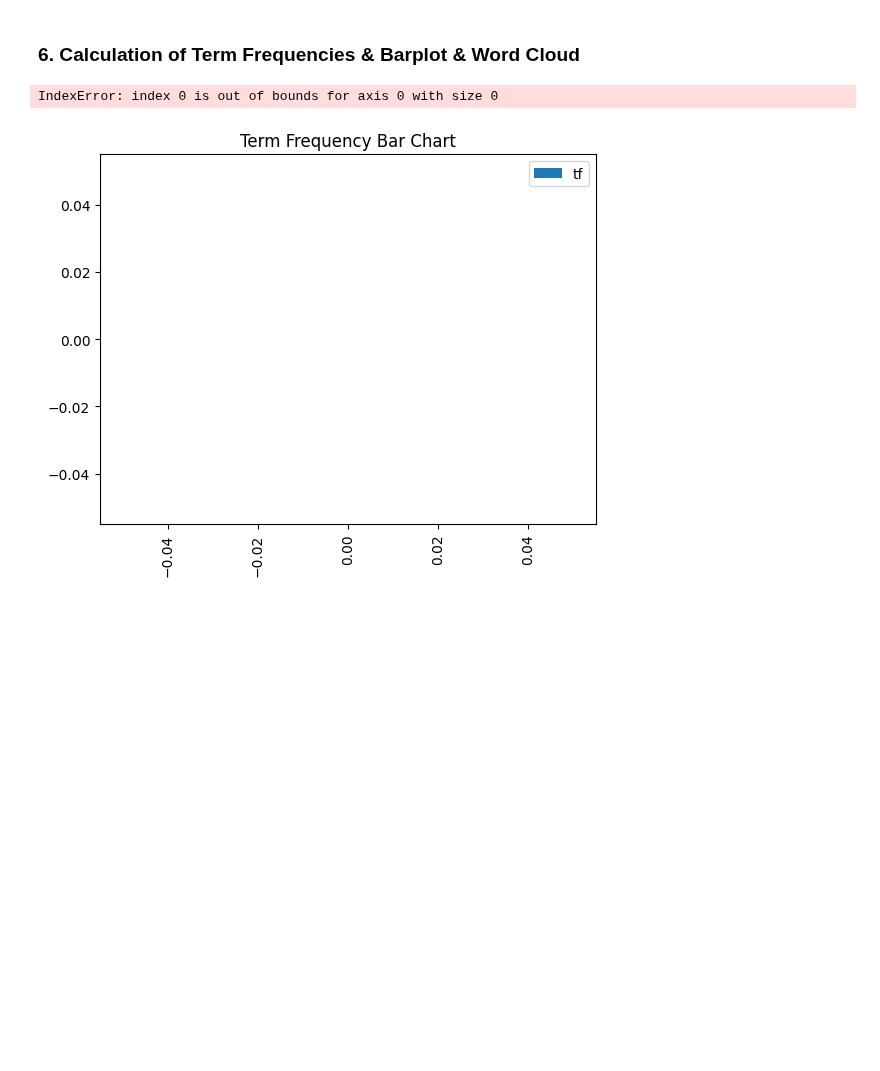
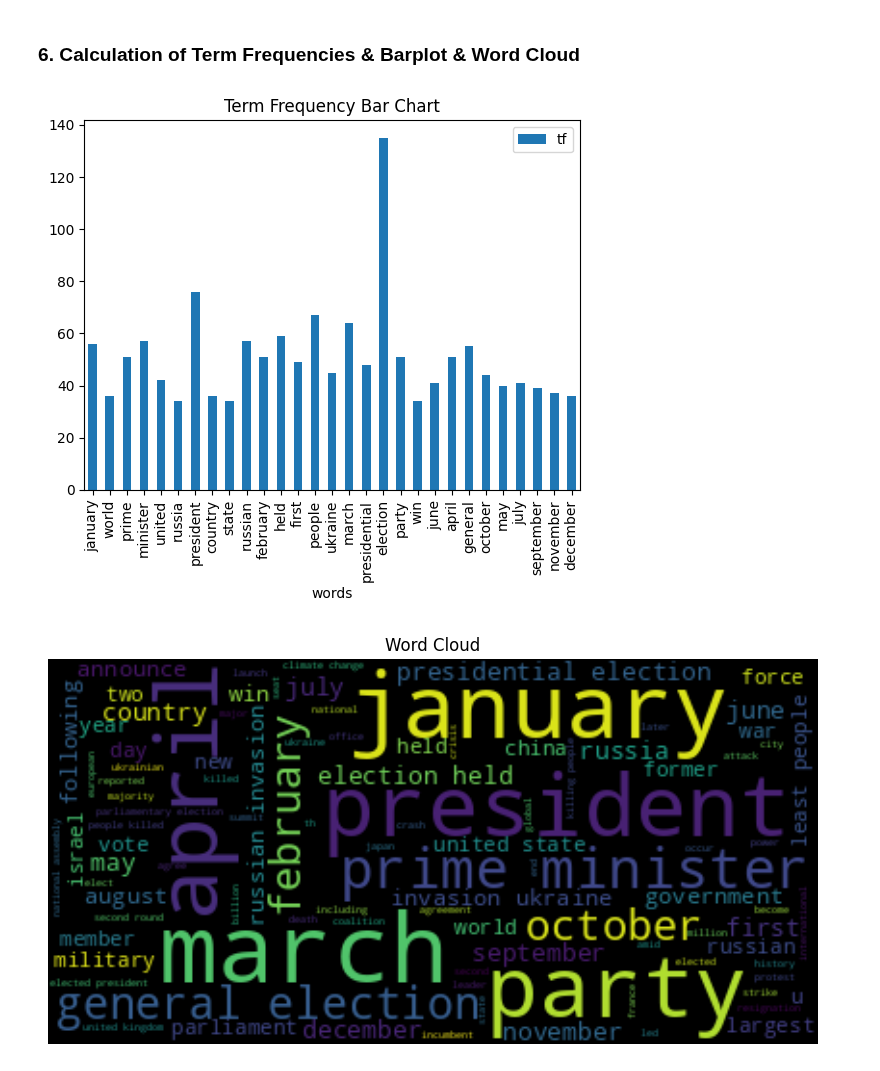
Before and after one commit to rezaAdinepour/Deep-Learning-Homework, a Jupyter notebook: HWs/HW3/Q1_P3.ipynb, the cells around one changed output. Drawn from its saved outputs; the diff is of its cells as text; code cells hidden in the pictures; blank space fills up the shorter version.

```diff
--- a/HWs/HW3/Q1_P3.ipynb
+++ b/HWs/HW3/Q1_P3.ipynb
@@ -326,7 +326,7 @@ def plot_tf_and_wordcloud(df, column_name, tf_threshold=2000, max_font_size=50,
     plt.axis("off")
     plt.show()
 # %%
-plot_tf_and_wordcloud(df, "text")
+plot_tf_and_wordcloud(df, "text", tf_threshold=30)
 # %% [output]
-IndexError: index 0 is out of bounds for axis 0 with size 0
-[figure, old version]
+[figure, new version]
+[figure, added]
```
Also changed, not shown: parts of 1 cell of this notebook.
